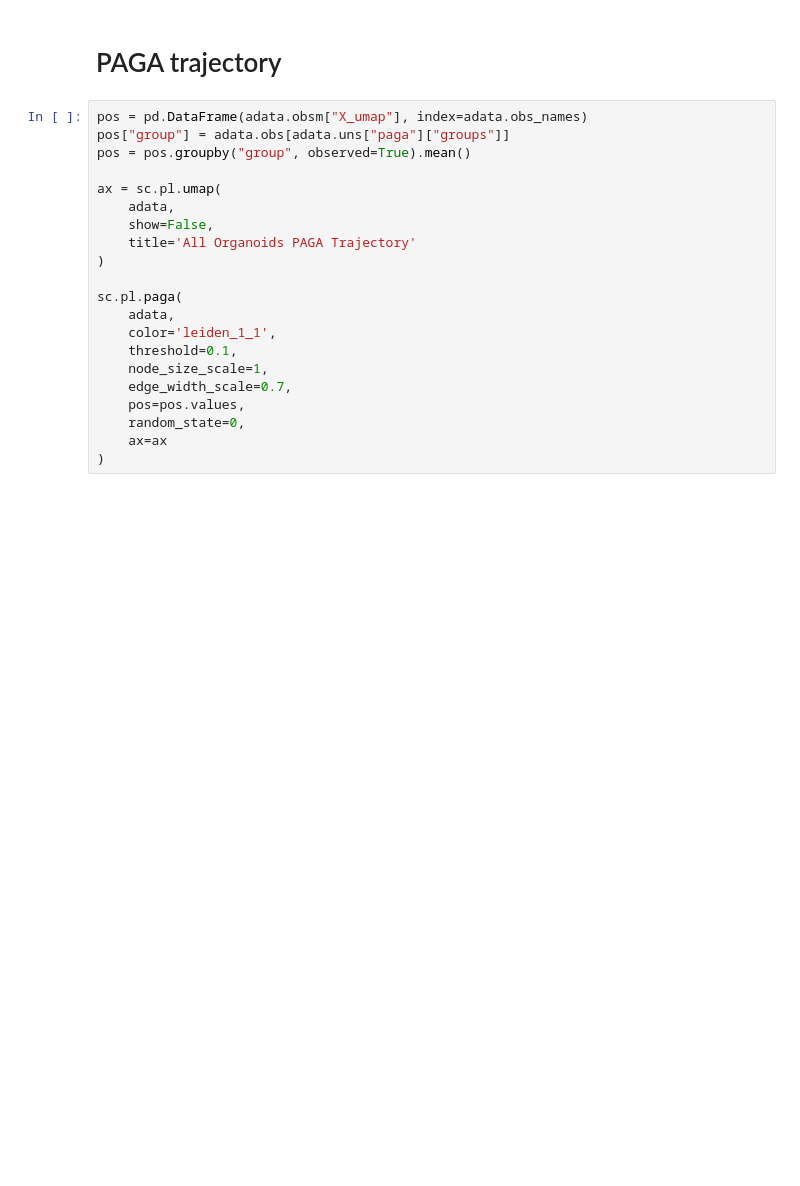
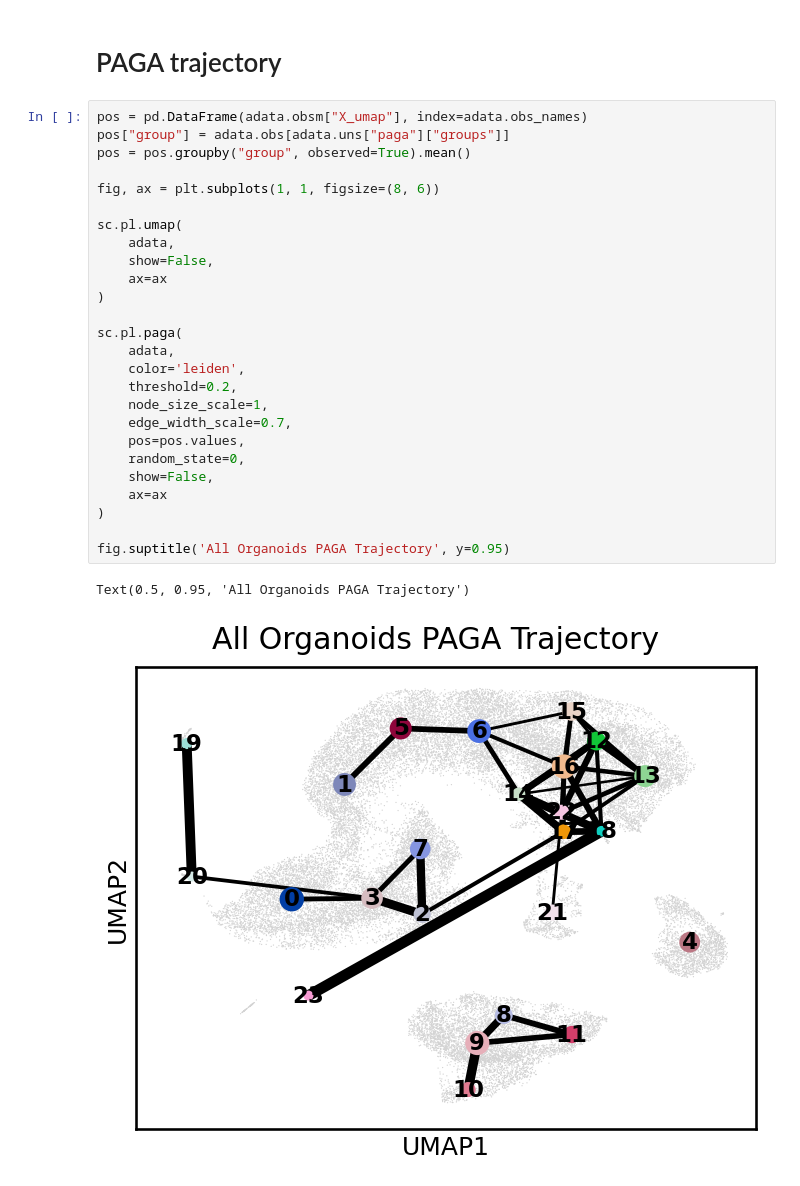
Before and after one commit to kevin-lee-aifi/mm_bm_chip_organoids, a Jupyter notebook: EXP-01244/analysis/not_downsampled_all_organoids_analysis.ipynb, the cells around one changed output. Cells and saved outputs as stored; diff of their text form; blank space fills up the shorter version.

```diff
--- a/EXP-01244/analysis/not_downsampled_all_organoids_analysis.ipynb
+++ b/EXP-01244/analysis/not_downsampled_all_organoids_analysis.ipynb
@@ -94,21 +94,29 @@ sc.pl.rank_genes_groups(
 # %%
 pos = pd.DataFrame(adata.obsm["X_umap"], index=adata.obs_names)
 pos["group"] = adata.obs[adata.uns["paga"]["groups"]]
 pos = pos.groupby("group", observed=True).mean()
 
-ax = sc.pl.umap(
+fig, ax = plt.subplots(1, 1, figsize=(8, 6))
+
+sc.pl.umap(
     adata,
     show=False,
-    title='All Organoids PAGA Trajectory'
+    ax=ax
 )
 
 sc.pl.paga(
     adata,
-    color='leiden_1_1',
-    threshold=0.1,
+    color='leiden',
+    threshold=0.2,
     node_size_scale=1,
     edge_width_scale=0.7,
     pos=pos.values,
     random_state=0,
+    show=False,
     ax=ax
 )
+
+fig.suptitle('All Organoids PAGA Trajectory', y=0.95)
+# %% [output]
+Text(0.5, 0.95, 'All Organoids PAGA Trajectory')
+[figure, added]
```
Also changed, not shown: 8 other files.
